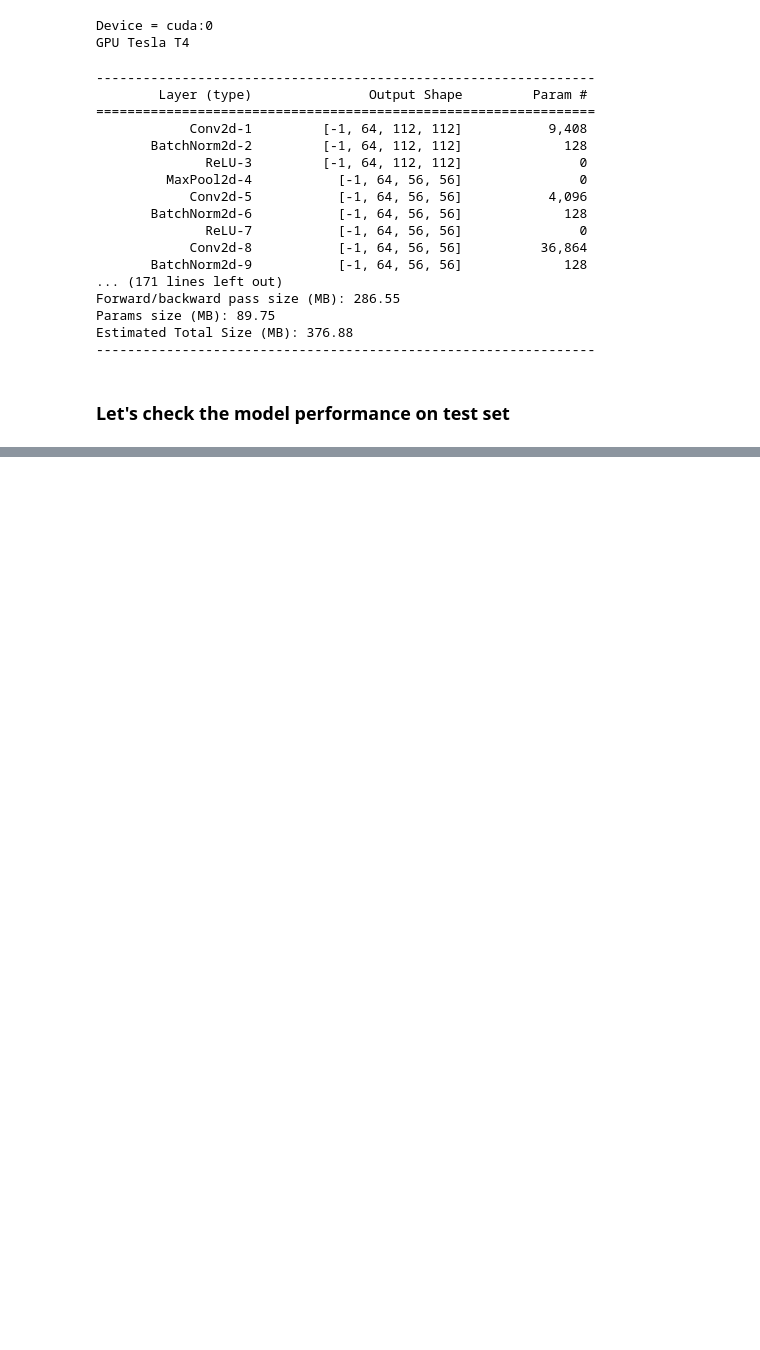
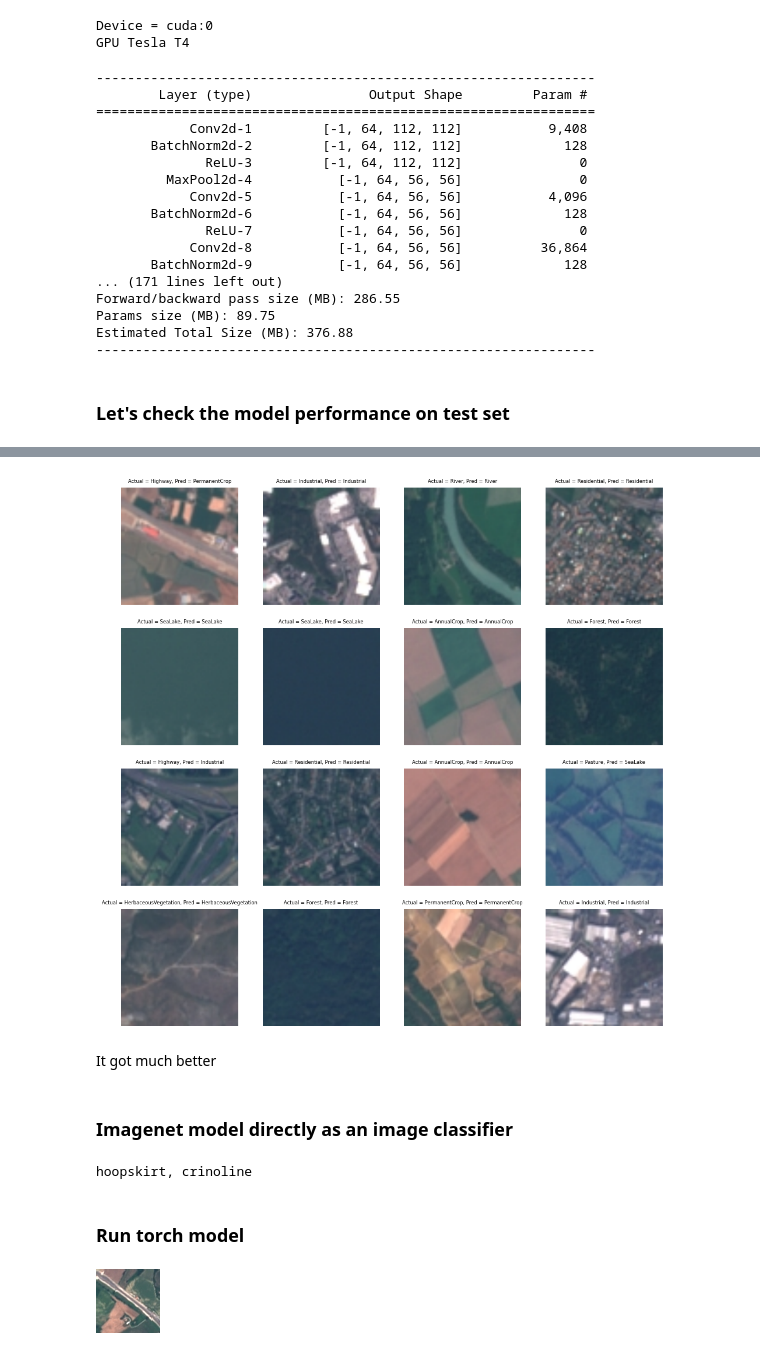
Before and after one commit to Nirzaree/lulc_classification_using_deep_learning, a Jupyter notebook: 4_exercise_1.ipynb, the cells around one changed output, grey strips where cells are left out. Cells and saved outputs as stored; diff of their text form; code cells hidden in the pictures; blank space fills up the shorter version.

```diff
--- a/4_exercise_1.ipynb
+++ b/4_exercise_1.ipynb
@@ -127,0 +237,20 @@ Test Loss = 2.29; Accuracy = 13.38
+# %%
+n = 4
+fig, axes = plt.subplots(n, n, figsize=(12, 12))
+
+for i in range(n):
+  for j in range(n):
+    # image = inputs[i * n + j].numpy().transpose((1, 2, 0))
+    image = inputs[i * n + j].cpu().numpy().transpose((1, 2, 0))
+    image = np.clip(np.array(imagenet_std) * image + np.array(imagenet_mean), 0, 1)
+
+    title = f"Actual = {class_names[labels[i * n + j]]}, Pred = {class_names[preds[i * n + j]]}"
+    axes[i, j].imshow(image)
+    axes[i, j].set_title(title,fontsize = 6)
+    axes[i, j].axis('off')
+# %% [output]
+[figure, added]
+# %% [markdown]
+It got much better
+# %% [markdown]
+### Imagenet model directly as an image classifier
@@ -127,0 +264,15 @@ Test Loss = 2.29; Accuracy = 13.38
+# %%
+processor = AutoImageProcessor.from_pretrained("microsoft/resnet-50")
+model = ResNetForImageClassification.from_pretrained("microsoft/resnet-50")
+
+inputs = processor(image, return_tensors="pt")
+
+with torch.no_grad():
+    logits = model(**inputs).logits
+
+predicted_label = logits.argmax(-1).item()
+print(model.config.id2label[predicted_label])
+# %% [output]
+hoopskirt, crinoline
+# %% [markdown]
+### Run torch model
@@ -127,0 +282,4 @@ Test Loss = 2.29; Accuracy = 13.38
+# %%
+image
+# %% [output]
+[figure, added]
```
Also changed, not shown: parts of 32 cells of this notebook.
